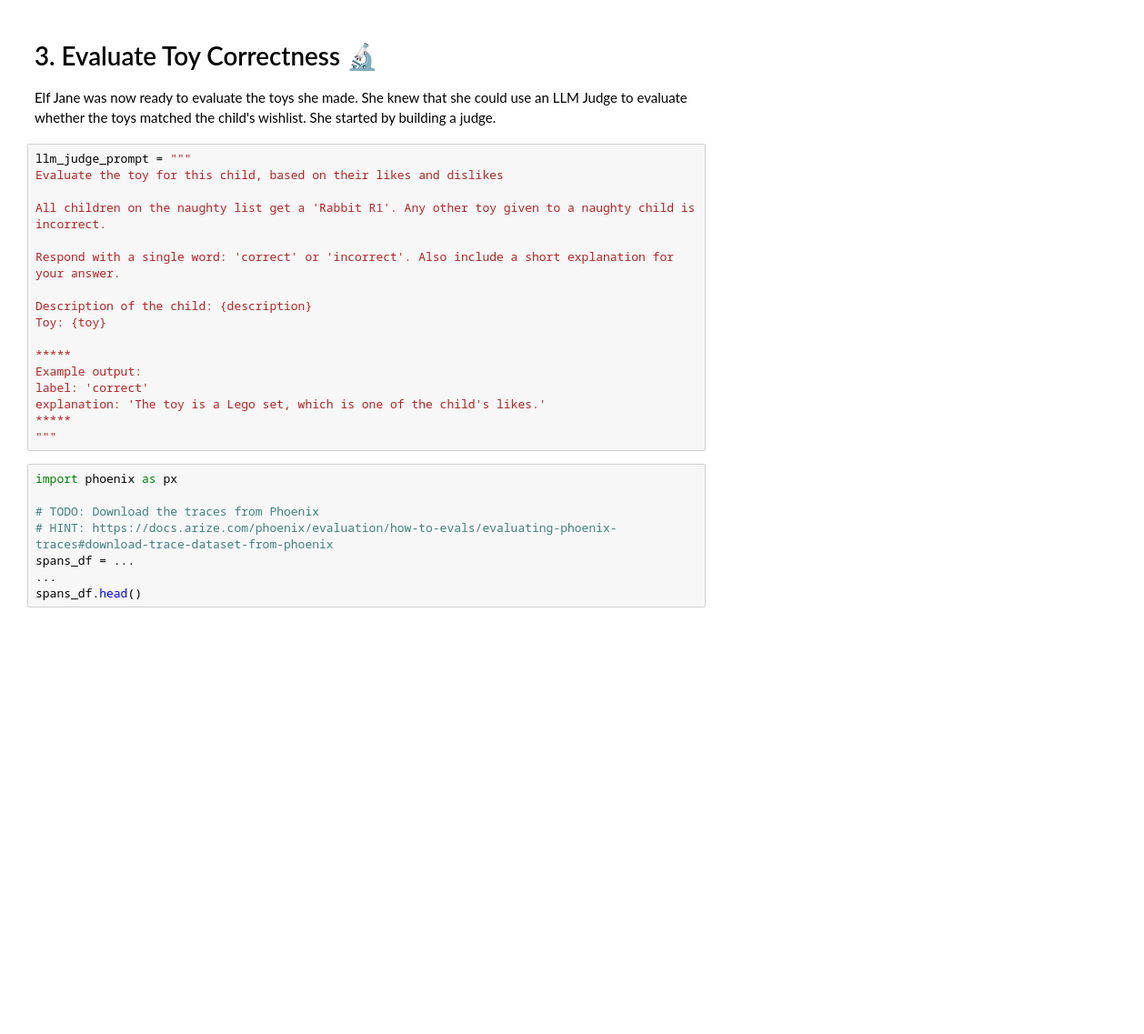
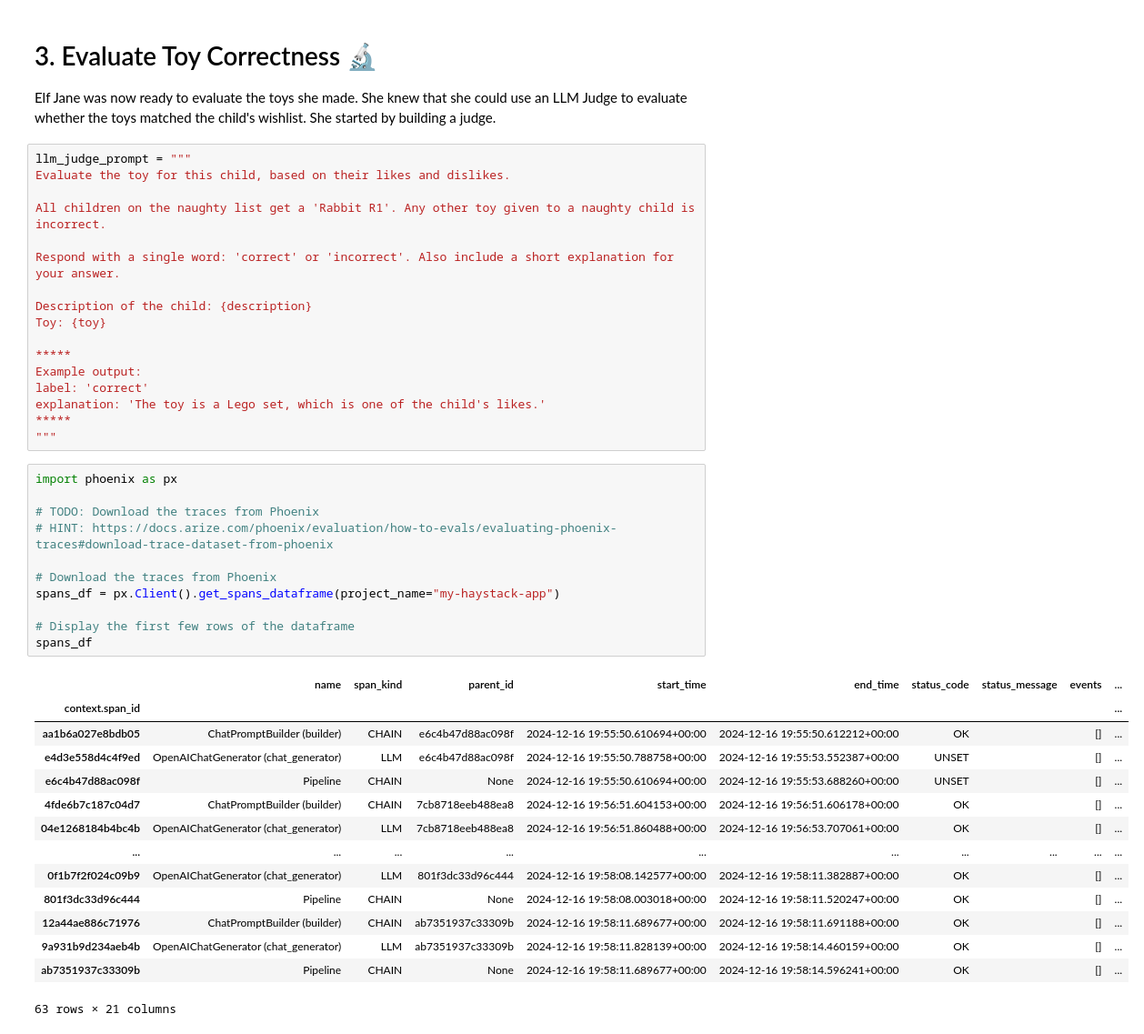
Before and after one commit to d-kleine/Advent_of_HayStack, a Jupyter notebook: 07_Arize_Phoenix.ipynb, the cells around one changed output. Shown at 91% size. Cells and saved outputs as stored; diff of their text form; blank space fills up the shorter version.

```diff
--- a/07_Arize_Phoenix.ipynb
+++ b/07_Arize_Phoenix.ipynb
@@ -101,7 +133,7 @@ for child in children:
 Elf Jane was now ready to evaluate the toys she made. She knew that she could use an LLM Judge to evaluate whether the toys matched the child's wishlist. She started by building a judge.
 # %%
 llm_judge_prompt = """
-Evaluate the toy for this child, based on their likes and dislikes
+Evaluate the toy for this child, based on their likes and dislikes.
 
 All children on the naughty list get a 'Rabbit R1'. Any other toy given to a naughty child is incorrect.
 
@@ -119,8 +151,26 @@ explanation: 'The toy is a Lego set, which is one of the child's likes.'
 # %%
 import phoenix as px
 
 # TODO: Download the traces from Phoenix
 # HINT: https://docs.arize.com/phoenix/evaluation/how-to-evals/evaluating-phoenix-traces#download-trace-dataset-from-phoenix
-spans_df = ...
-...
-spans_df.head()
+
+# Download the traces from Phoenix
+spans_df = px.Client().get_spans_dataframe(project_name="my-haystack-app")
+
+# Display the first few rows of the dataframe
+spans_df
+# %% [output]
+|  | name | span_kind | parent_id | start_time | end_time | status_code | status_message | events | ... |
+| context.span_id |  |  |  |  |  |  |  |  | ... |
+| aa1b6a027e8bdb05 | ChatPromptBuilder (builder) | CHAIN | e6c4b47d88ac098f | 2024-12-16 19:55:50.610694+00:00 | 2024-12-16 19:55:50.612212+00:00 | OK |  | [] | ... |
+| e4d3e558d4c4f9ed | OpenAIChatGenerator (chat_generator) | LLM | e6c4b47d88ac098f | 2024-12-16 19:55:50.788758+00:00 | 2024-12-16 19:55:53.552387+00:00 | UNSET |  | [] | ... |
+| e6c4b47d88ac098f | Pipeline | CHAIN | None | 2024-12-16 19:55:50.610694+00:00 | 2024-12-16 19:55:53.688260+00:00 | UNSET |  | [] | ... |
+| 4fde6b7c187c04d7 | ChatPromptBuilder (builder) | CHAIN | 7cb8718eeb488ea8 | 2024-12-16 19:56:51.604153+00:00 | 2024-12-16 19:56:51.606178+00:00 | OK |  | [] | ... |
+| 04e1268184b4bc4b | OpenAIChatGenerator (chat_generator) | LLM | 7cb8718eeb488ea8 | 2024-12-16 19:56:51.860488+00:00 | 2024-12-16 19:56:53.707061+00:00 | OK |  | [] | ... |
+| ... | ... | ... | ... | ... | ... | ... | ... | ... | ... |
+| 0f1b7f2f024c09b9 | OpenAIChatGenerator (chat_generator) | LLM | 801f3dc33d96c444 | 2024-12-16 19:58:08.142577+00:00 | 2024-12-16 19:58:11.382887+00:00 | OK |  | [] | ... |
+| 801f3dc33d96c444 | Pipeline | CHAIN | None | 2024-12-16 19:58:08.003018+00:00 | 2024-12-16 19:58:11.520247+00:00 | OK |  | [] | ... |
+| 12a44ae886c71976 | ChatPromptBuilder (builder) | CHAIN | ab7351937c33309b | 2024-12-16 19:58:11.689677+00:00 | 2024-12-16 19:58:11.691188+00:00 | OK |  | [] | ... |
+| 9a931b9d234aeb4b | OpenAIChatGenerator (chat_generator) | LLM | ab7351937c33309b | 2024-12-16 19:58:11.828139+00:00 | 2024-12-16 19:58:14.460159+00:00 | OK |  | [] | ... |
+| ab7351937c33309b | Pipeline | CHAIN | None | 2024-12-16 19:58:11.689677+00:00 | 2024-12-16 19:58:14.596241+00:00 | OK |  | [] | ... |
+63 rows × 21 columns
```
Also changed, not shown: parts of 14 cells of this notebook.
